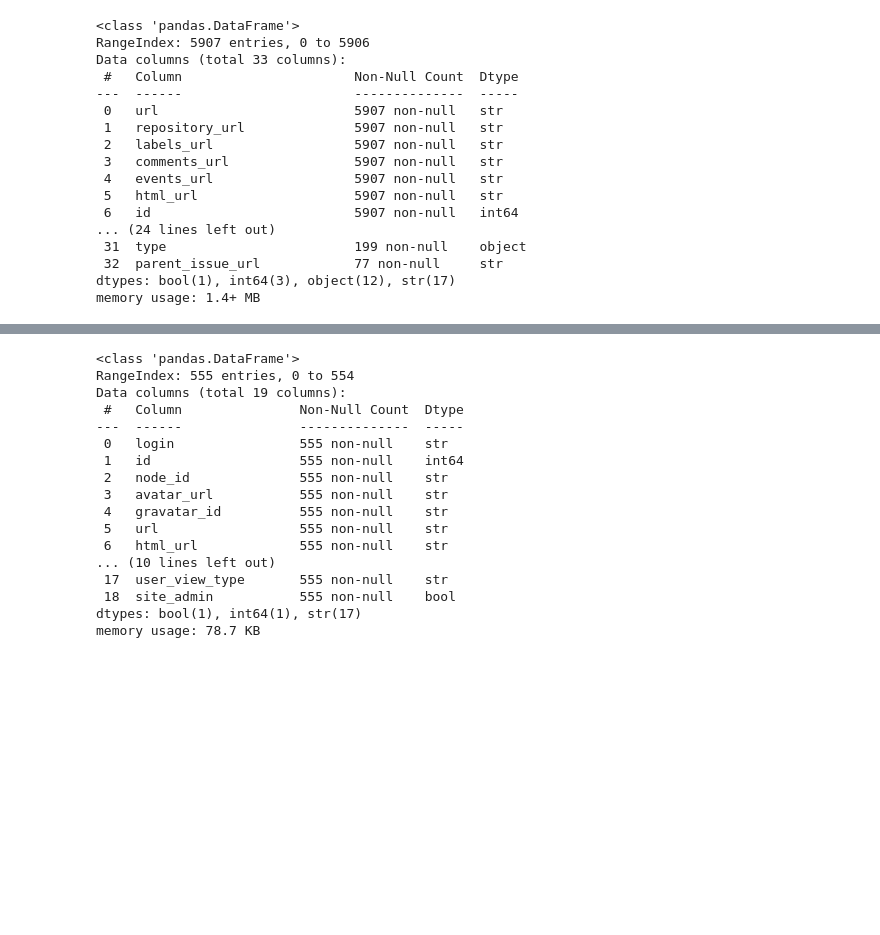
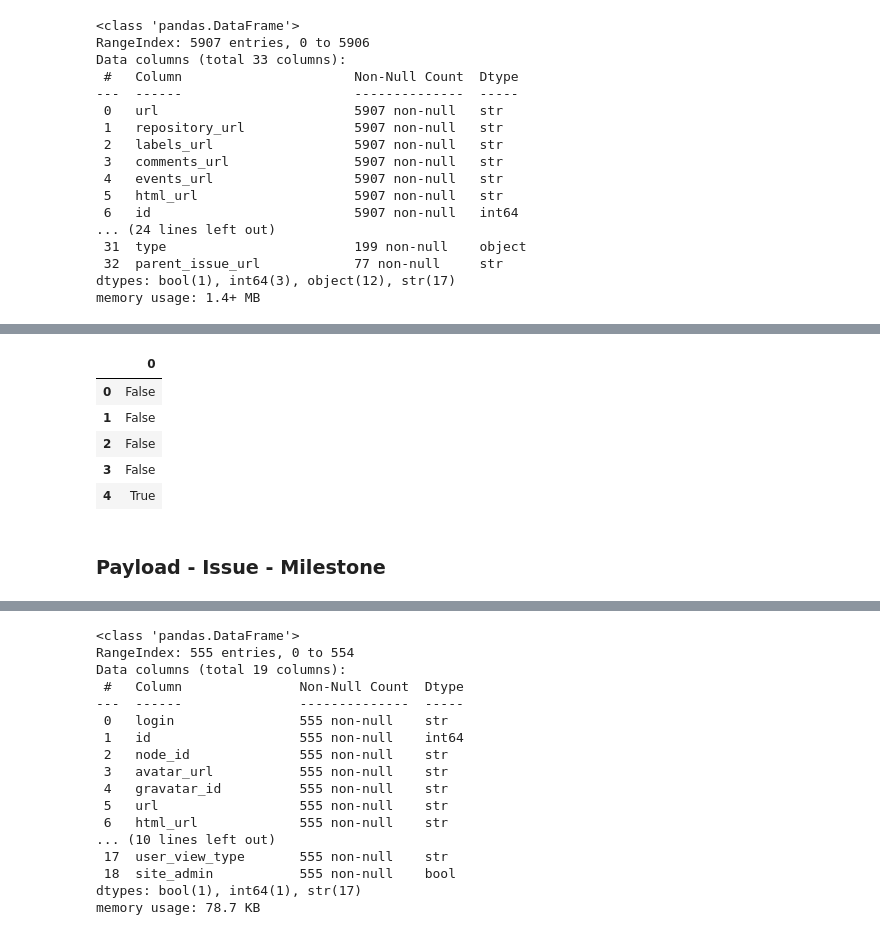
Before and after one commit to ShreyaCtrl/gharchive-data-platform, a Jupyter notebook: data-analysis.ipynb, the cells around one changed output, grey strips where cells are left out. Drawn from its saved outputs; the diff is of its cells as text; code cells hidden in the pictures; blank space fills up the shorter version.

```diff
--- a/data-analysis.ipynb
+++ b/data-analysis.ipynb
@@ -250,0 +372,3 @@ memory usage: 1.4+ MB
+# %%
+payload_issue_draft = pd.DataFrame(df_payload_issue["draft"].dropna().tolist())
+payload_issue_draft.info()
@@ -250,0 +384,11 @@ memory usage: 1.4+ MB
+# %%
+payload_issue_draft.head()
+# %% [output]
+|  | 0 |
+| 0 | False |
+| 1 | False |
+| 2 | False |
+| 3 | False |
+| 4 | True |
+# %% [markdown]
+### Payload - Issue - Milestone
```
Also changed, not shown: parts of 61 cells of this notebook, 1 other file.
